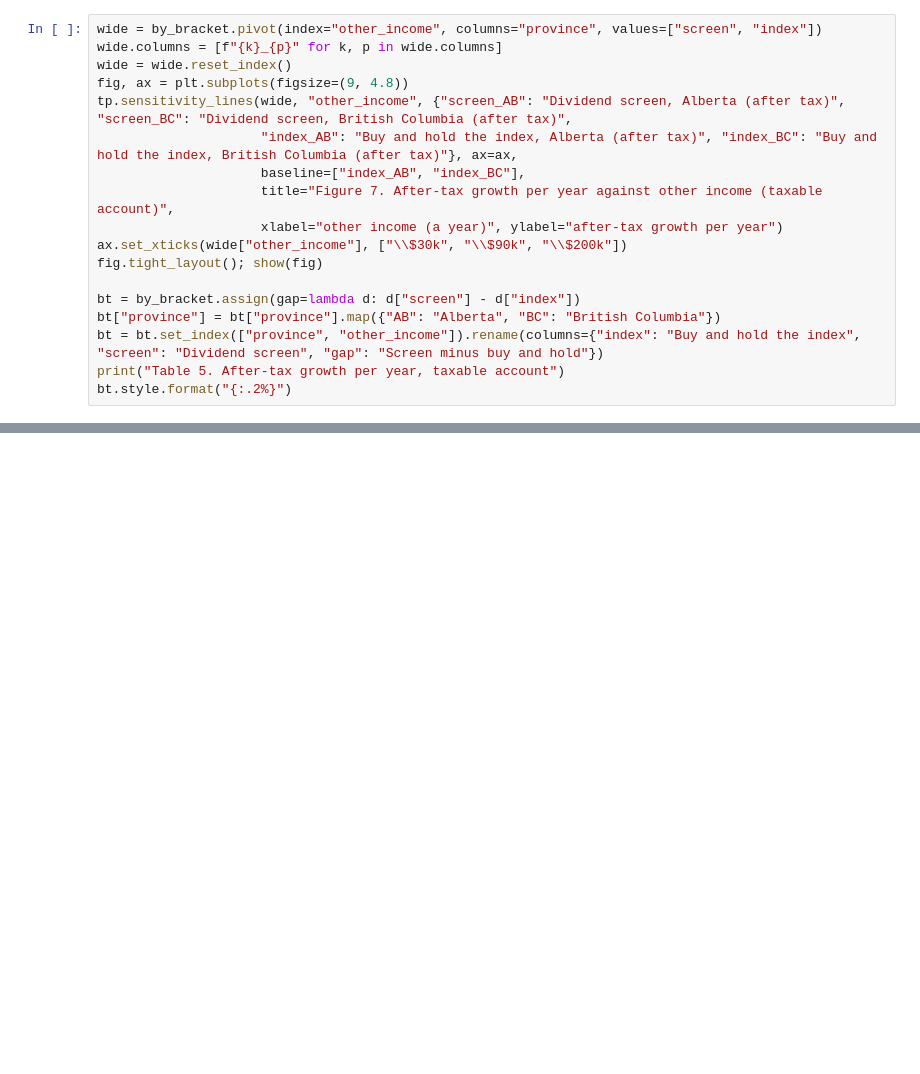
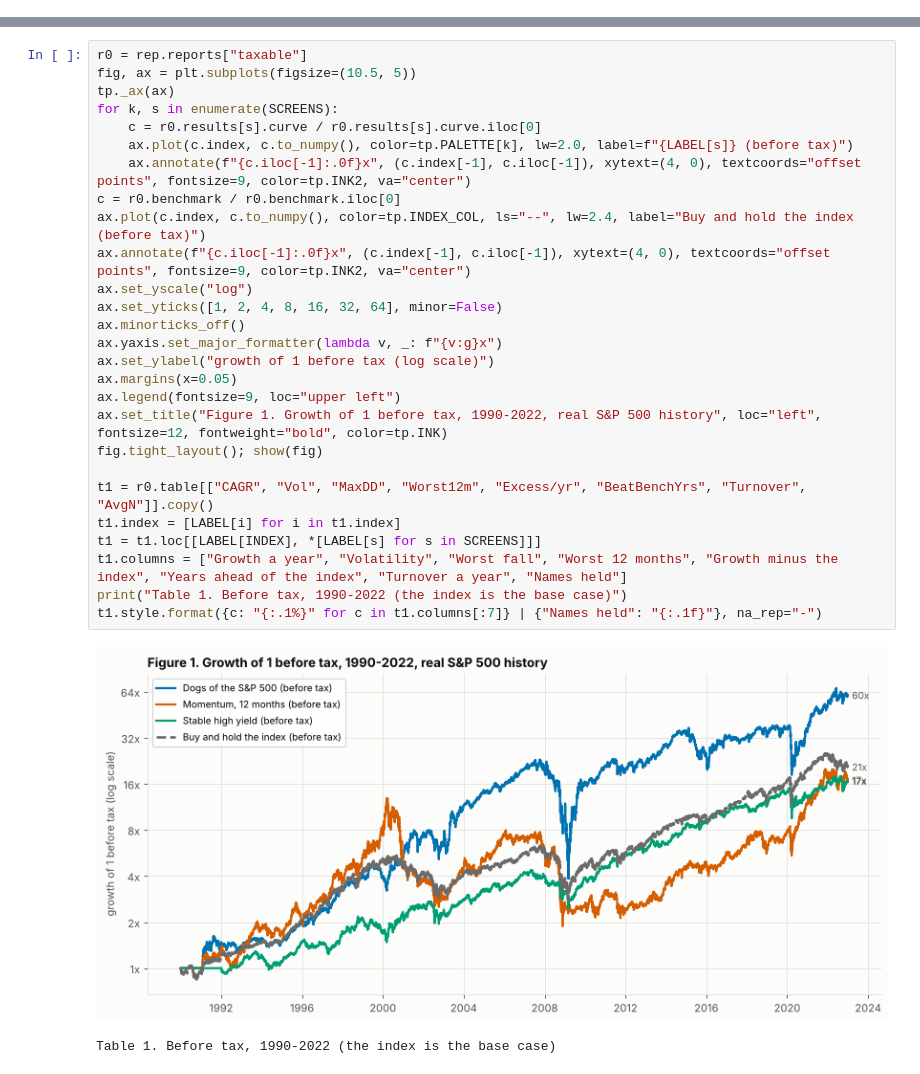
Before and after one commit to bgue/datasharing, a Jupyter notebook: screenlab/notebooks/tax_where_to_hold.ipynb, the cells around one changed output, grey strips where cells are left out. Drawn from its saved outputs; the diff is of its cells as text; blank space fills up the shorter version.

```diff
--- a/screenlab/notebooks/tax_where_to_hold.ipynb
+++ b/screenlab/notebooks/tax_where_to_hold.ipynb
@@ -333,18 +0,0 @@ Only the taxable account is shown, because the TFSA pays no tax and the RRSP res
-# %%
-wide = by_bracket.pivot(index="other_income", columns="province", values=["screen", "index"])
-wide.columns = [f"{k}_{p}" for k, p in wide.columns]
-wide = wide.reset_index()
-fig, ax = plt.subplots(figsize=(9, 4.8))
-tp.sensitivity_lines(wide, "other_income", {"screen_AB": "Dividend screen, Alberta (after tax)", "screen_BC": "Dividend screen, British Columbia (after tax)",
-                     "index_AB": "Buy and hold the index, Alberta (after tax)", "index_BC": "Buy and hold the index, British Columbia (after tax)"}, ax=ax,
-                     baseline=["index_AB", "index_BC"],
-                     title="Figure 7. After-tax growth per year against other income (taxable account)",
-                     xlabel="other income (a year)", ylabel="after-tax growth per year")
-ax.set_xticks(wide["other_income"], ["\\$30k", "\\$90k", "\\$200k"])
-fig.tight_layout(); show(fig)
-
-bt = by_bracket.assign(gap=lambda d: d["screen"] - d["index"])
-bt["province"] = bt["province"].map({"AB": "Alberta", "BC": "British Columbia"})
-bt = bt.set_index(["province", "other_income"]).rename(columns={"index": "Buy and hold the index", "screen": "Dividend screen", "gap": "Screen minus buy and hold"})
-print("Table 5. After-tax growth per year, taxable account")
-bt.style.format("{:.2%}")
@@ -435,0 +202,30 @@ The size of the swing ranked the assumptions. For the screen, the RRSP withdrawa
+# %%
+r0 = rep.reports["taxable"]
+fig, ax = plt.subplots(figsize=(10.5, 5))
+tp._ax(ax)
+for k, s in enumerate(SCREENS):
+    c = r0.results[s].curve / r0.results[s].curve.iloc[0]
+    ax.plot(c.index, c.to_numpy(), color=tp.PALETTE[k], lw=2.0, label=f"{LABEL[s]} (before tax)")
+    ax.annotate(f"{c.iloc[-1]:.0f}x", (c.index[-1], c.iloc[-1]), xytext=(4, 0), textcoords="offset points", fontsize=9, color=tp.INK2, va="center")
+c = r0.benchmark / r0.benchmark.iloc[0]
+ax.plot(c.index, c.to_numpy(), color=tp.INDEX_COL, ls="--", lw=2.4, label="Buy and hold the index (before tax)")
+ax.annotate(f"{c.iloc[-1]:.0f}x", (c.index[-1], c.iloc[-1]), xytext=(4, 0), textcoords="offset points", fontsize=9, color=tp.INK2, va="center")
+ax.set_yscale("log")
+ax.set_yticks([1, 2, 4, 8, 16, 32, 64], minor=False)
+ax.minorticks_off()
+ax.yaxis.set_major_formatter(lambda v, _: f"{v:g}x")
+ax.set_ylabel("growth of 1 before tax (log scale)")
+ax.margins(x=0.05)
+ax.legend(fontsize=9, loc="upper left")
+ax.set_title("Figure 1. Growth of 1 before tax, 1990-2022, real S&P 500 history", loc="left", fontsize=12, fontweight="bold", color=tp.INK)
+fig.tight_layout(); show(fig)
+
+t1 = r0.table[["CAGR", "Vol", "MaxDD", "Worst12m", "Excess/yr", "BeatBenchYrs", "Turnover", "AvgN"]].copy()
+t1.index = [LABEL[i] for i in t1.index]
+t1 = t1.loc[[LABEL[INDEX], *[LABEL[s] for s in SCREENS]]]
+t1.columns = ["Growth a year", "Volatility", "Worst fall", "Worst 12 months", "Growth minus the index", "Years ahead of the index", "Turnover a year", "Names held"]
+print("Table 1. Before tax, 1990-2022 (the index is the base case)")
+t1.style.format({c: "{:.1%}" for c in t1.columns[:7]} | {"Names held": "{:.1f}"}, na_rep="-")
+# %% [output]
+[figure, added]
+Table 1. Before tax, 1990-2022 (the index is the base case)
```
Also changed, not shown: parts of 59 cells of this notebook.
